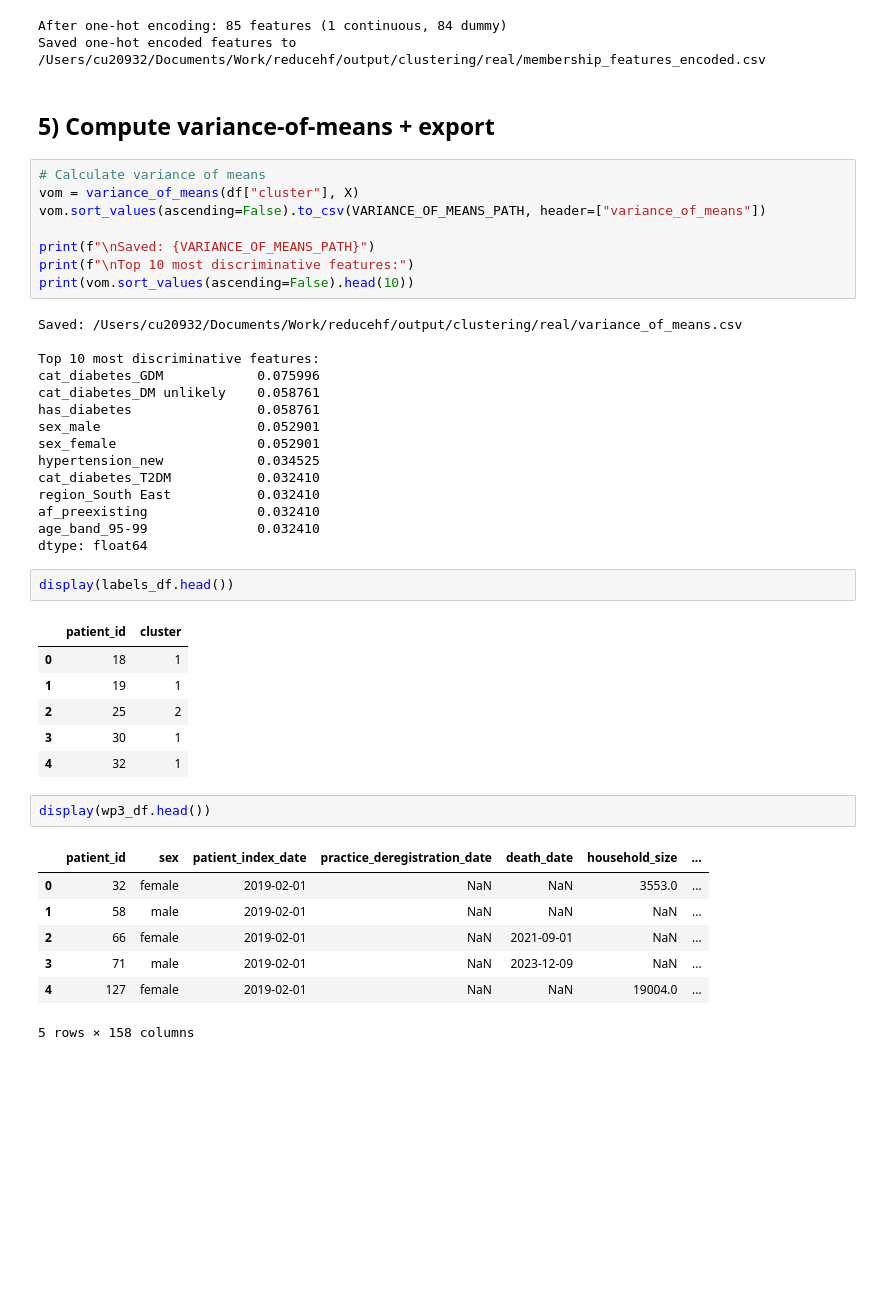
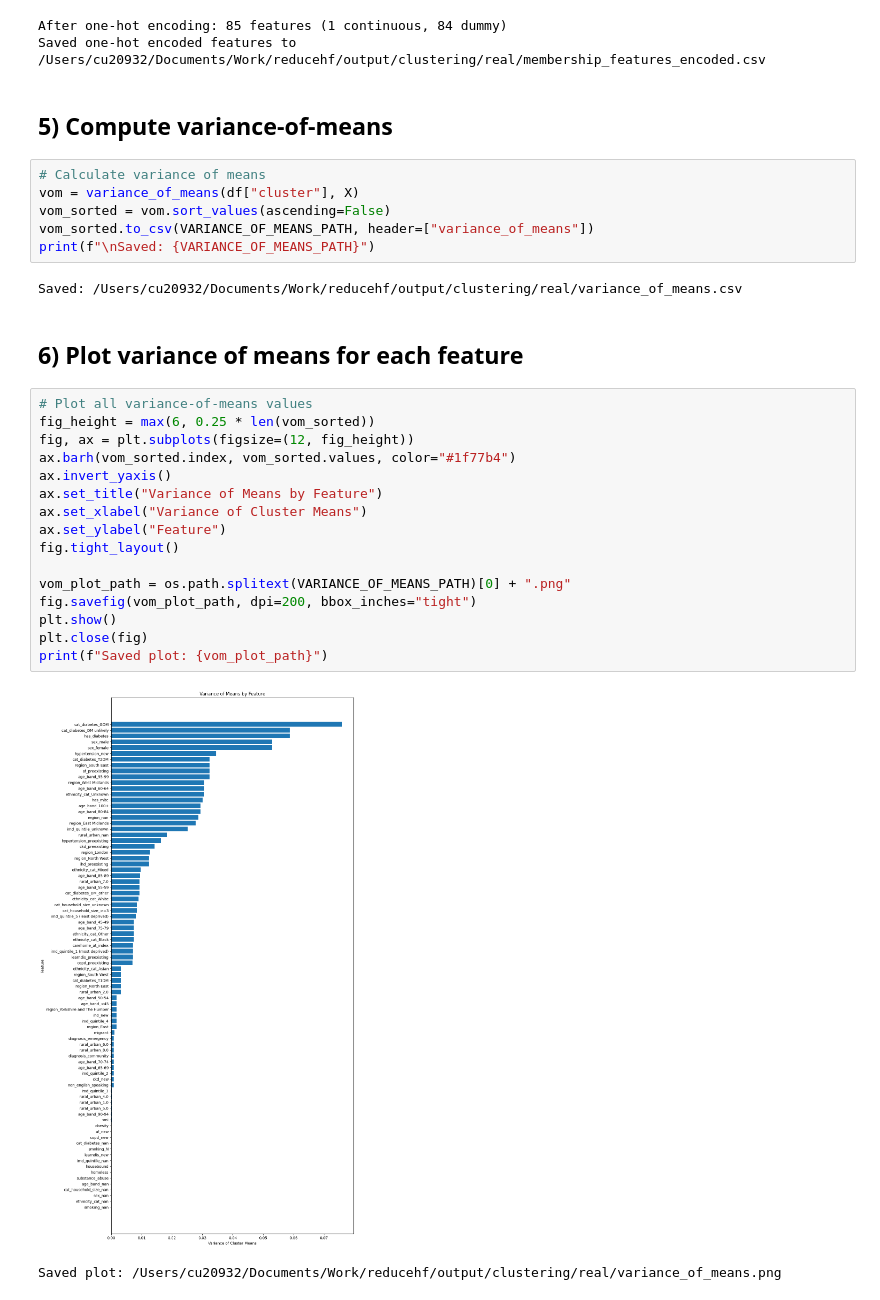
Before and after one commit to REDUCE-HF/reducehf, a Jupyter notebook: analysis/clustering/08_vom.ipynb, the cells around one changed output. Drawn from its saved outputs; the diff is of its cells as text; blank space fills up the shorter version.

Commit message:
Vom plot
Vom Plot and tidy up

```diff
--- a/analysis/clustering/08_vom.ipynb
+++ b/analysis/clustering/08_vom.ipynb
@@ -113,46 +114,33 @@ print(f"Saved one-hot encoded features to {encoded_path}")
 After one-hot encoding: 85 features (1 continuous, 84 dummy)
 Saved one-hot encoded features to /Users/cu20932/Documents/Work/reducehf/output/clustering/real/membership_features_encoded.csv
 # %% [markdown]
-## 5) Compute variance-of-means + export
+## 5) Compute variance-of-means
 # %%
 # Calculate variance of means
 vom = variance_of_means(df["cluster"], X)
-vom.sort_values(ascending=False).to_csv(VARIANCE_OF_MEANS_PATH, header=["variance_of_means"])
-
+vom_sorted = vom.sort_values(ascending=False)
+vom_sorted.to_csv(VARIANCE_OF_MEANS_PATH, header=["variance_of_means"])
 print(f"\nSaved: {VARIANCE_OF_MEANS_PATH}")
-print(f"\nTop 10 most discriminative features:")
-print(vom.sort_values(ascending=False).head(10))
 # %% [output]
 Saved: /Users/cu20932/Documents/Work/reducehf/output/clustering/real/variance_of_means.csv
-
-Top 10 most discriminative features:
-cat_diabetes_GDM            0.075996
-cat_diabetes_DM unlikely    0.058761
-has_diabetes                0.058761
-sex_male                    0.052901
-sex_female                  0.052901
-hypertension_new            0.034525
-cat_diabetes_T2DM           0.032410
-region_South East           0.032410
-af_preexisting              0.032410
-age_band_95-99              0.032410
-dtype: float64
-# %%
-display(labels_df.head())
-# %% [output]
-|  | patient_id | cluster |
-| 0 | 18 | 1 |
-| 1 | 19 | 1 |
-| 2 | 25 | 2 |
-| 3 | 30 | 1 |
-| 4 | 32 | 1 |
-# %%
-display(wp3_df.head())
-# %% [output]
-|  | patient_id | sex | patient_index_date | practice_deregistration_date | death_date | household_size | ... |
-| 0 | 32 | female | 2019-02-01 | NaN | NaN | 3553.0 | ... |
-| 1 | 58 | male | 2019-02-01 | NaN | NaN | NaN | ... |
-| 2 | 66 | female | 2019-02-01 | NaN | 2021-09-01 | NaN | ... |
-| 3 | 71 | male | 2019-02-01 | NaN | 2023-12-09 | NaN | ... |
-| 4 | 127 | female | 2019-02-01 | NaN | NaN | 19004.0 | ... |
-5 rows × 158 columns
+# %% [markdown]
+## 6) Plot variance of means for each feature
+# %%
+# Plot all variance-of-means values
+fig_height = max(6, 0.25 * len(vom_sorted))
+fig, ax = plt.subplots(figsize=(12, fig_height))
+ax.barh(vom_sorted.index, vom_sorted.values, color="#1f77b4")
+ax.invert_yaxis()
+ax.set_title("Variance of Means by Feature")
+ax.set_xlabel("Variance of Cluster Means")
+ax.set_ylabel("Feature")
+fig.tight_layout()
+
+vom_plot_path = os.path.splitext(VARIANCE_OF_MEANS_PATH)[0] + ".png"
+fig.savefig(vom_plot_path, dpi=200, bbox_inches="tight")
+plt.show()
+plt.close(fig)
+print(f"Saved plot: {vom_plot_path}")
+# %% [output]
+[figure, added]
+Saved plot: /Users/cu20932/Documents/Work/reducehf/output/clustering/real/variance_of_means.png
```
Also changed, not shown: parts of 1 cell of this notebook, 2 other files.
